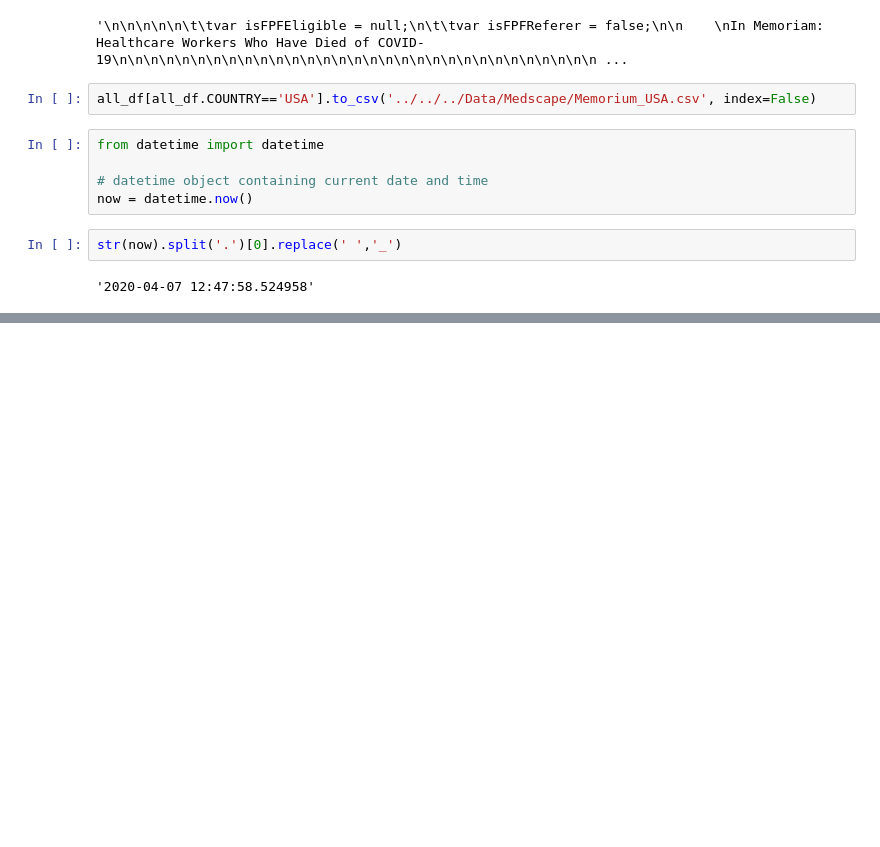
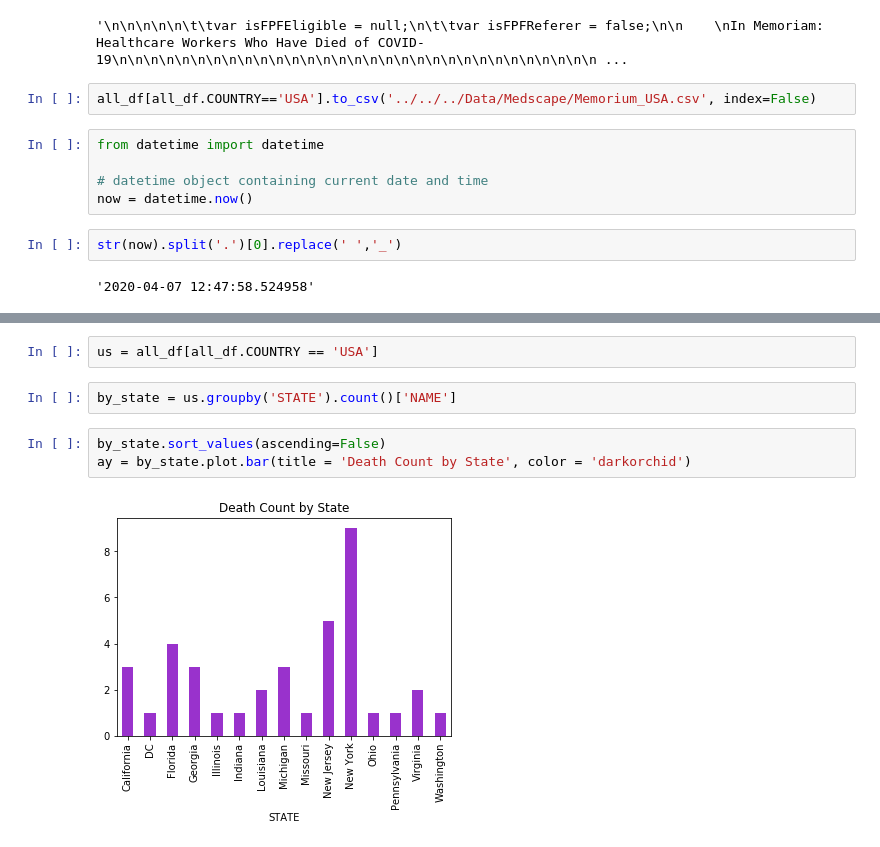
Before and after one commit to AMADataLabs/Core, a Jupyter notebook: Sandbox/Medscape/medscape.ipynb, the cells around one changed output, grey strips where cells are left out. Drawn from its saved outputs; the diff is of its cells as text; blank space fills up the shorter version.

```diff
--- a/Sandbox/Medscape/medscape.ipynb
+++ b/Sandbox/Medscape/medscape.ipynb
@@ -177,0 +205,9 @@ str(now).split('.')[0].replace(' ','_')
+# %%
+us = all_df[all_df.COUNTRY == 'USA']
+# %%
+by_state = us.groupby('STATE').count()['NAME']
+# %%
+by_state.sort_values(ascending=False)
+ay = by_state.plot.bar(title = 'Death Count by State', color = 'darkorchid')
+# %% [output]
+[figure, added]
```
Also changed, not shown: parts of 7 cells of this notebook, 3 other files.
